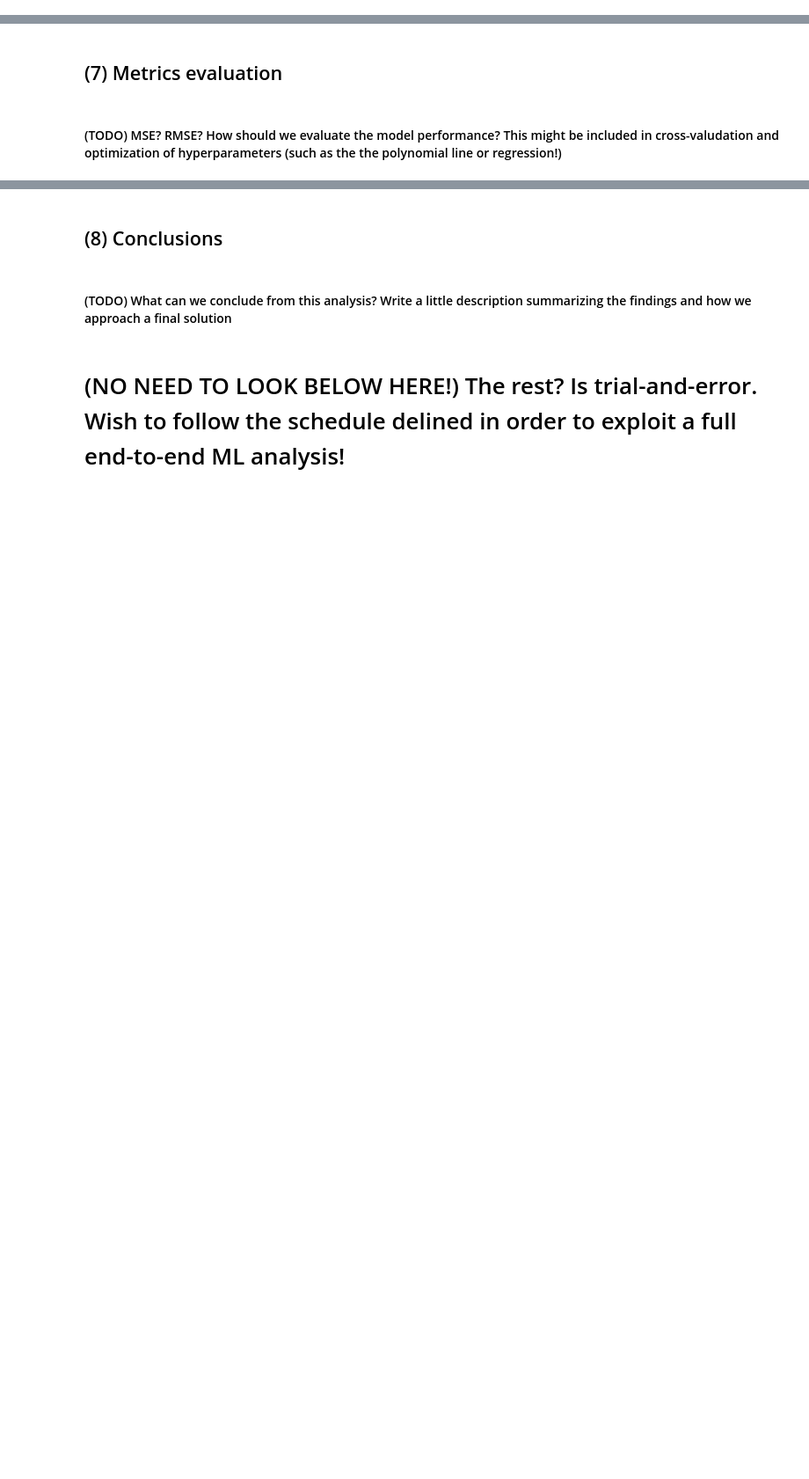
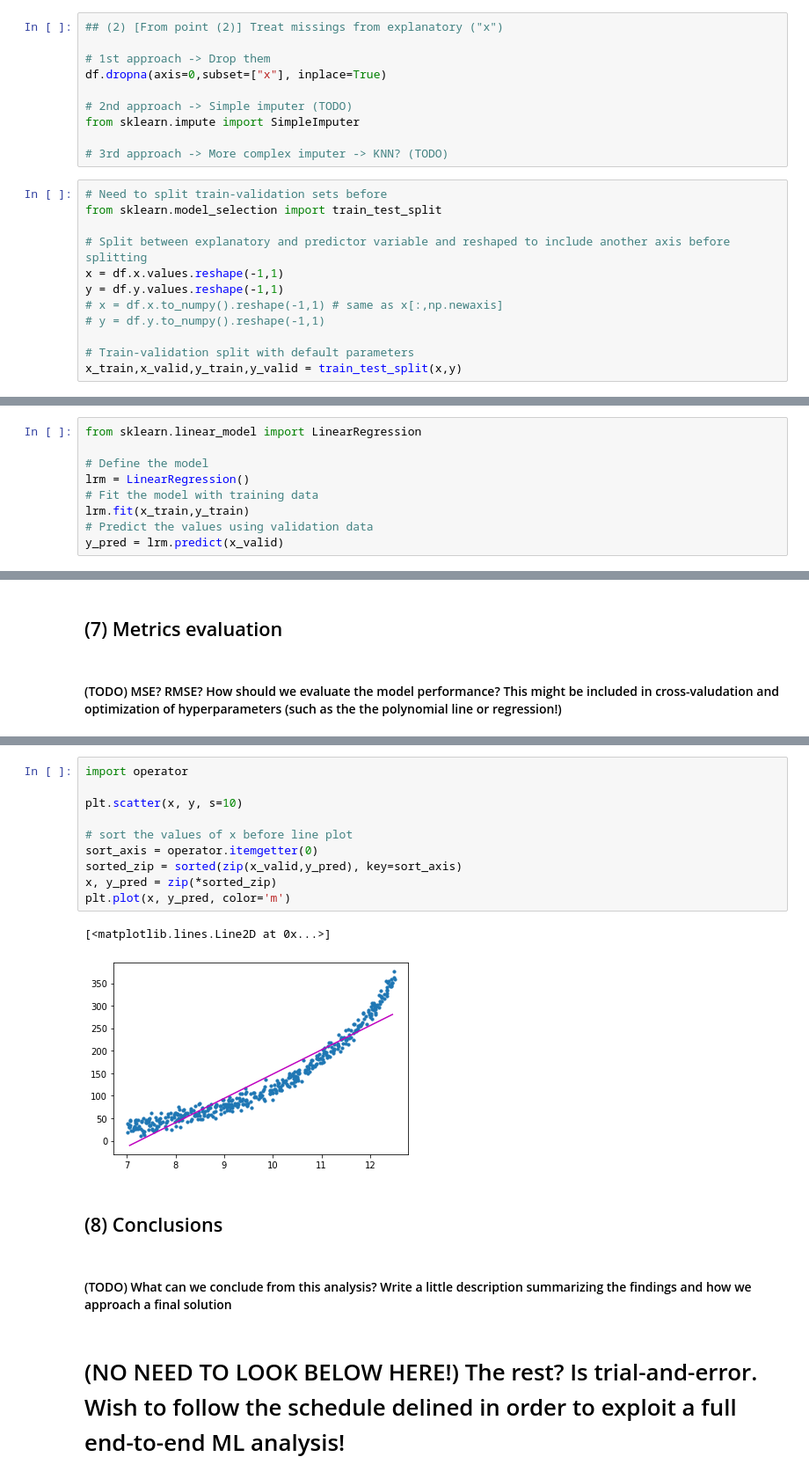
Before and after one commit to Travaz/supermercato24, a Jupyter notebook: analytics.ipynb, the cells around one changed output, grey strips where cells are left out. Shown: that part at 88% size. Drawn from its saved outputs; the diff is of its cells as text; blank space fills up the shorter version.

```diff
--- a/analytics.ipynb
+++ b/analytics.ipynb
@@ -69,10 +153,41 @@ We ask you to work in a Jupyter notebook specifying the versions of Python (vers
 ## (4) Data preprocessing
 # %% [markdown]
 #### (TODO) Data preprocessing step will enable us to get our hands on the data and to correct them in order to avoid as much as possible pitfalls in modeling
+# %%
+## (2) [From point (2)] Treat missings from explanatory ("x")
+
+# 1st approach -> Drop them
+df.dropna(axis=0,subset=["x"], inplace=True)
+
+# 2nd approach -> Simple imputer (TODO)
+from sklearn.impute import SimpleImputer
+
+# 3rd approach -> More complex imputer -> KNN? (TODO)
+# %%
+# Need to split train-validation sets before
+from sklearn.model_selection import train_test_split
+
+# Split between explanatory and predictor variable and reshaped to include another axis before splitting
+x = df.x.values.reshape(-1,1)
+y = df.y.values.reshape(-1,1)
+# x = df.x.to_numpy().reshape(-1,1) # same as x[:,np.newaxis]
+# y = df.y.to_numpy().reshape(-1,1)
+
+# Train-validation split with default parameters
+x_train,x_valid,y_train,y_valid = train_test_split(x,y)
 # %% [markdown]
 ## (5) Model Definition
 # %% [markdown]
 #### (TODO) Based on the analysis we have conducted so far, we want to pick the best model that represents the relationship between the explanatory (x) and the dependent variable (y)
+# %%
+from sklearn.linear_model import LinearRegression
+
+# Define the model
+lrm = LinearRegression()
+# Fit the model with training data
+lrm.fit(x_train,y_train)
+# Predict the values using validation data
+y_pred = lrm.predict(x_valid)
 # %% [markdown]
 ## (6) Model tuning and cross-validation for optimization
 # %% [markdown]
@@ -84,3 +217,16 @@ We ask you to work in a Jupyter notebook specifying the versions of Python (vers
+# %%
+import operator
+
+plt.scatter(x, y, s=10)
+
+# sort the values of x before line plot
+sort_axis = operator.itemgetter(0)
+sorted_zip = sorted(zip(x_valid,y_pred), key=sort_axis)
+x, y_pred = zip(*sorted_zip)
+plt.plot(x, y_pred, color='m')
+# %% [output]
+[<matplotlib.lines.Line2D at 0x...>]
+[figure, added]
 # %% [markdown]
 ## (8) Conclusions
 # %% [markdown]
```
Also changed, not shown: parts of 12 cells of this notebook, 1 other file.
